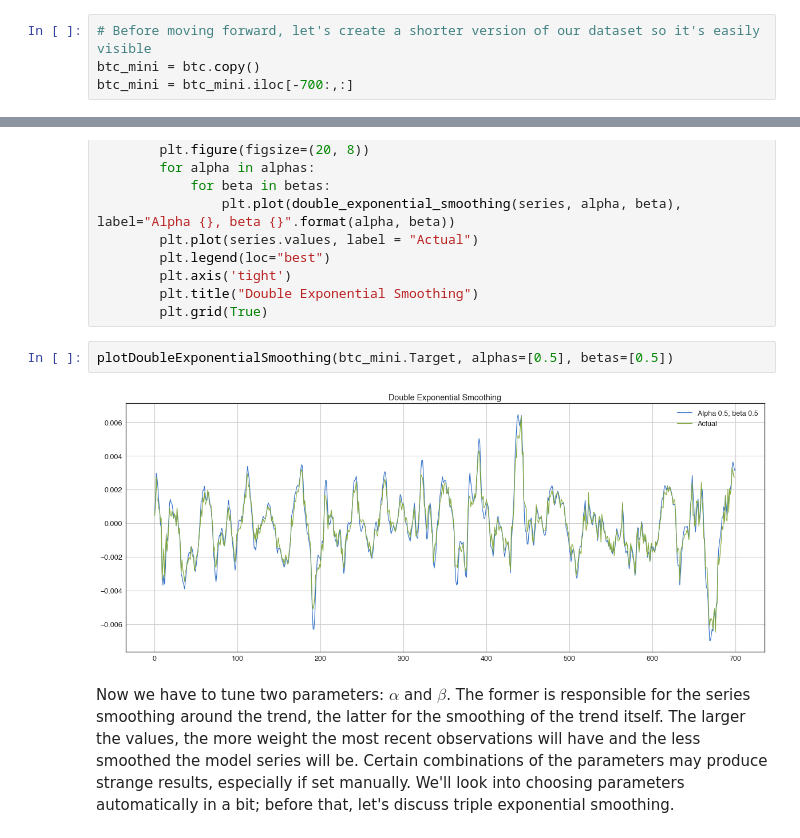
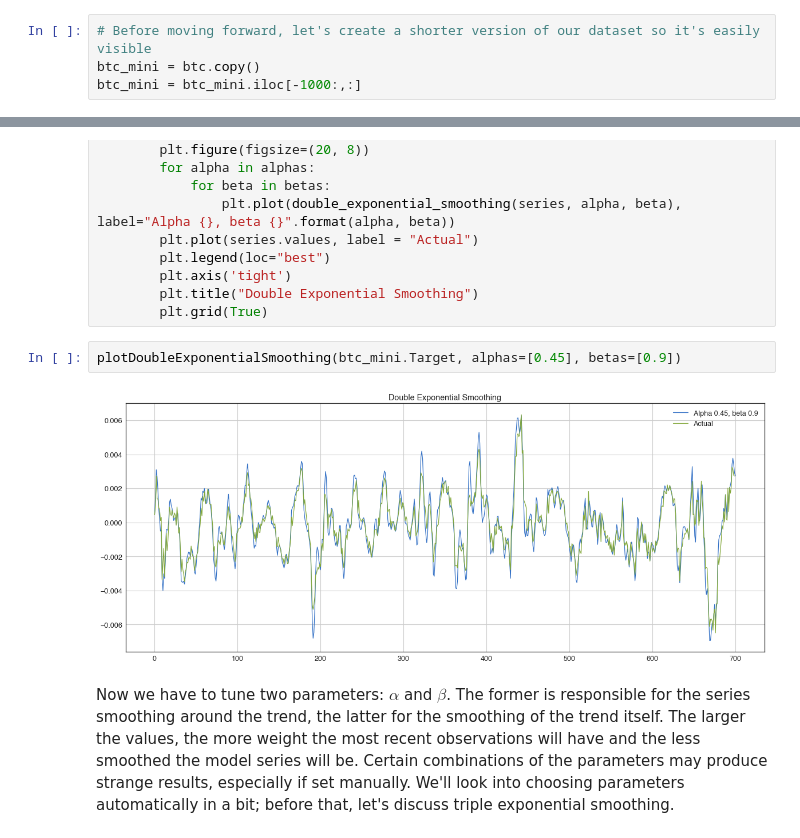
Before and after one commit to mdominguez2010/Kaggle_G_Research_Crypto, a Jupyter notebook: open_ml_course_tutorial.ipynb, the cells around one changed output, grey strips where cells are left out. Saved outputs shown, nothing was run; the diff lists cells and outputs as text.

```diff
--- a/open_ml_course_tutorial.ipynb
+++ b/open_ml_course_tutorial.ipynb
@@ -121,7 +121,7 @@ Unfortunately, we cannot make predictions far in the future -- in order to get t
 # %%
 # Before moving forward, let's create a shorter version of our dataset so it's easily visible
 btc_mini = btc.copy()
-btc_mini = btc_mini.iloc[-700:,:]
+btc_mini = btc_mini.iloc[-1000:,:]
 # %%
 def plotMovingAverage(series, window, plot_intervals=False, scale=1.96, plot_anomalies=False):
 
@@ -315,9 +329,9 @@ def plotDoubleExponentialSmoothing(series, alphas, betas):
         plt.title("Double Exponential Smoothing")
         plt.grid(True)
 # %%
-plotDoubleExponentialSmoothing(btc_mini.Target, alphas=[0.5], betas=[0.5])
+plotDoubleExponentialSmoothing(btc_mini.Target, alphas=[0.45], betas=[0.9])
 # %% [output]
-[figure, old version]
+[figure, new version]
 # %% [markdown]
 Now we have to tune two parameters: $\alpha$ and $\beta$. The former is responsible for the series smoothing around the trend, the latter for the smoothing of the trend itself. The larger the values, the more weight the most recent observations will have and the less smoothed the model series will be. Certain combinations of the parameters may produce strange results, especially if set manually. We'll look into choosing parameters automatically in a bit; before that, let's discuss triple exponential smoothing.
 # %% [markdown]
```
Also changed, not shown: parts of 25 cells of this notebook.
